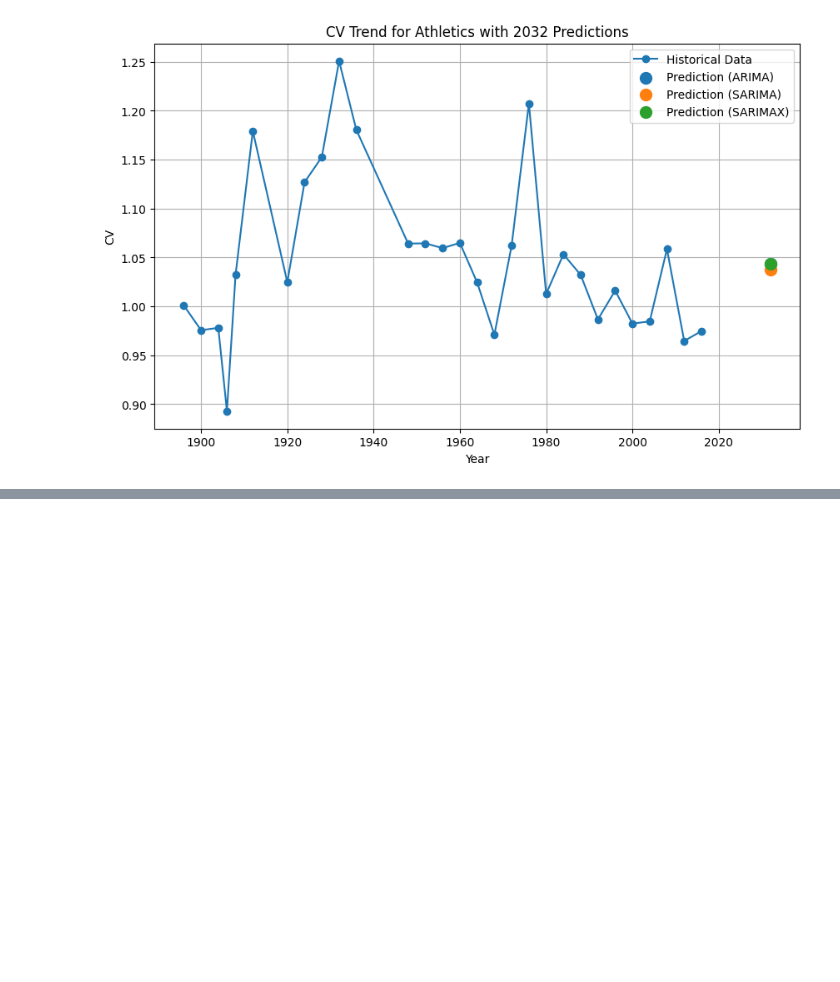
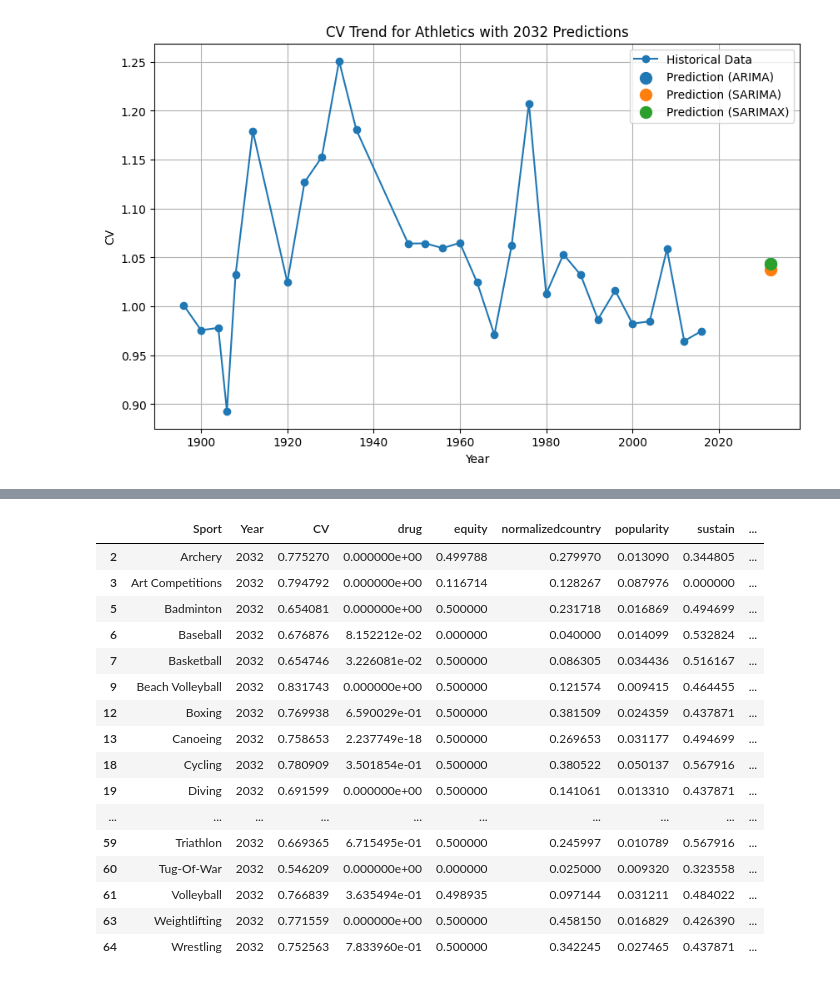
Before and after one commit to tameszaza/math_model2, a Jupyter notebook: combineall.ipynb, the cells around one changed output, grey strips where cells are left out. Saved outputs shown, nothing was run; the diff lists cells and outputs as text; code cells hidden in the pictures; blank space fills up the shorter version.

```diff
--- a/combineall.ipynb
+++ b/combineall.ipynb
@@ -449,0 +582,6 @@ predictions_df
+# %%
+# Merge the DataFrames on the 'Sport' column
+merged_df = final_df.merge(selected_columns, on='Sport', how='left')
+
+# Display the resulting DataFrame
+merged_df
@@ -449,0 +632,18 @@ predictions_df
+# %%
+
+
+# Scale the feature data
+scaled_input = scaler.transform(X_val)
+
+# Predict probabilities
+if hasattr(model, 'predict_proba'):
+    probabilities = model.predict_proba(scaled_input)
+
+    # Get the probability of Class 1
+    merged_df['Class_1_Probability'] = probabilities[:, 1]  # Assuming second column is Class 1
+
+    # Save the updated DataFrame to CSV
+    merged_df.to_csv('cat_merged_predictions_with_probabilities.csv', index=False)
+    print("Predictions with Class 1 probabilities saved to 'merged_predictions_with_probabilities.csv'")
+else:
+    print(f"The model '{type(model).__name__}' does not support probabilistic predictions.")
@@ -449,0 +652,14 @@ predictions_df
+# %%
+# Scale the feature data
+scaled_input = scaler.transform(X_val)
+
+# Predict classes directly
+predicted_classes = model.predict(scaled_input)
+
+# Add the predicted classes to the DataFrame
+merged_df['Predicted_Class'] = predicted_classes
+
+# Save the updated DataFrame to CSV
+merged_df.to_csv('cat_merged_predictions_with_classes.csv', index=False)
+print("Predicted classes saved to 'cat_merged_predictions_with_classes.csv'")
+merged_df
@@ -449,0 +681,24 @@ predictions_df
+# %%
+# Assuming your DataFrame is named 'df' and the column is 'label'
+df_selected = merged_df[merged_df['Predicted_Class'] == 1]
+
+# Display the resulting DataFrame
+df_selected
+# %% [output]
+|  | Sport | Year | CV | drug | equity | normalizedcountry | popularity | sustain | ... |
+| 2 | Archery | 2032 | 0.775270 | 0.000000e+00 | 0.499788 | 0.279970 | 0.013090 | 0.344805 | ... |
+| 3 | Art Competitions | 2032 | 0.794792 | 0.000000e+00 | 0.116714 | 0.128267 | 0.087976 | 0.000000 | ... |
+| 5 | Badminton | 2032 | 0.654081 | 0.000000e+00 | 0.500000 | 0.231718 | 0.016869 | 0.494699 | ... |
+| 6 | Baseball | 2032 | 0.676876 | 8.152212e-02 | 0.000000 | 0.040000 | 0.014099 | 0.532824 | ... |
+| 7 | Basketball | 2032 | 0.654746 | 3.226081e-02 | 0.500000 | 0.086305 | 0.034436 | 0.516167 | ... |
+| 9 | Beach Volleyball | 2032 | 0.831743 | 0.000000e+00 | 0.500000 | 0.121574 | 0.009415 | 0.464455 | ... |
+| 12 | Boxing | 2032 | 0.769938 | 6.590029e-01 | 0.500000 | 0.381509 | 0.024359 | 0.437871 | ... |
+| 13 | Canoeing | 2032 | 0.758653 | 2.237749e-18 | 0.500000 | 0.269653 | 0.031177 | 0.494699 | ... |
+| 18 | Cycling | 2032 | 0.780909 | 3.501854e-01 | 0.500000 | 0.380522 | 0.050137 | 0.567916 | ... |
+| 19 | Diving | 2032 | 0.691599 | 0.000000e+00 | 0.500000 | 0.141061 | 0.013310 | 0.437871 | ... |
+| ... | ... | ... | ... | ... | ... | ... | ... | ... | ... |
+| 59 | Triathlon | 2032 | 0.669365 | 6.715495e-01 | 0.500000 | 0.245997 | 0.010789 | 0.567916 | ... |
+| 60 | Tug-Of-War | 2032 | 0.546209 | 0.000000e+00 | 0.000000 | 0.025000 | 0.009320 | 0.323558 | ... |
+| 61 | Volleyball | 2032 | 0.766839 | 3.635494e-01 | 0.498935 | 0.097144 | 0.031211 | 0.484022 | ... |
+| 63 | Weightlifting | 2032 | 0.771559 | 0.000000e+00 | 0.500000 | 0.458150 | 0.016829 | 0.426390 | ... |
+| 64 | Wrestling | 2032 | 0.752563 | 7.833960e-01 | 0.500000 | 0.342245 | 0.027465 | 0.437871 | ... |
```
Also changed, not shown: parts of 14 cells of this notebook, 39 other files.
